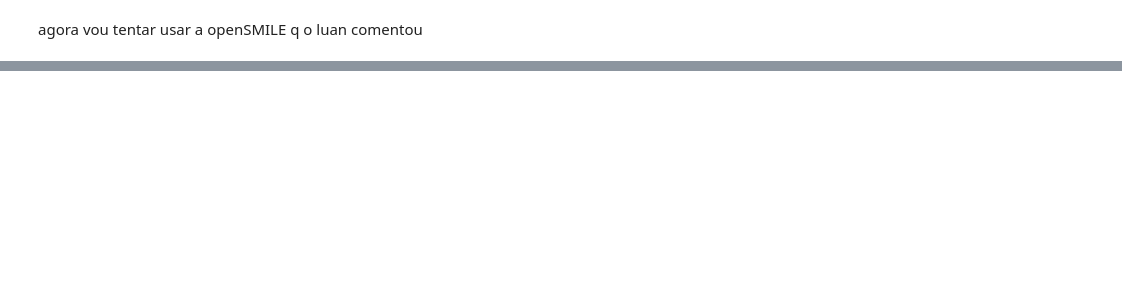
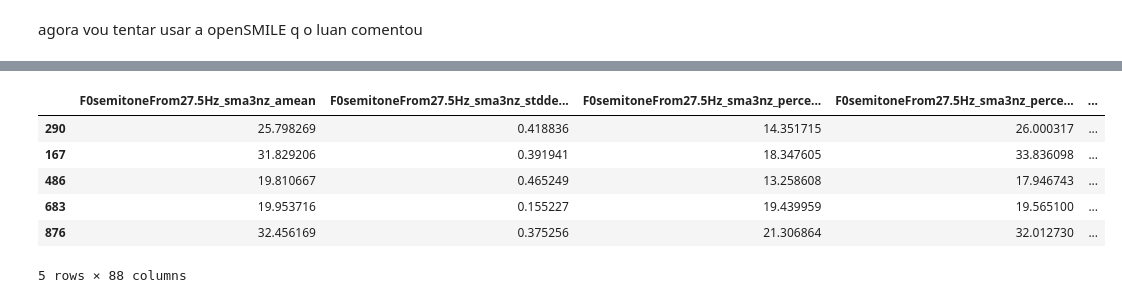
Before and after one commit to Pedroso-hub/classificacao_genero_musicas_gtzan, a Jupyter notebook: tutorialAmplitudeEnvelope.ipynb, the cells around one changed output, grey strips where cells are left out. Cells and saved outputs as stored; diff of their text form; code cells hidden in the pictures; blank space fills up the shorter version.

Commit message:
usando o opensmile consegui uma acuracia de 0.72

```diff
--- a/tutorialAmplitudeEnvelope.ipynb
+++ b/tutorialAmplitudeEnvelope.ipynb
@@ -292,0 +344,18 @@ agora vou tentar usar a openSMILE q o luan comentou
+# %%
+smile = opensmile.Smile(
+    feature_set=opensmile.FeatureSet.eGeMAPSv02,
+    feature_level=opensmile.FeatureLevel.Functionals,
+)
+# %%
+df_rock = smile.process_folder("rock")
+df_blues = smile.process_folder("blues")
+df_country = smile.process_folder("country")
+df_disco = smile.process_folder("disco")
+df_hiphop = smile.process_folder("hiphop")
+df_jazz = smile.process_folder("jazz")
+df_metal = smile.process_folder("metal")
+df_pop = smile.process_folder("pop")
+df_classical = smile.process_folder("classical")
+df_reggae = smile.process_folder("reggae")
+# %%
+df_total = pd.concat([df_rock, df_blues, df_country, df_disco, df_hiphop, df_jazz, df_metal, df_pop, df_classical, df_reggae], ignore_index=True)
@@ -292,0 +403,16 @@ agora vou tentar usar a openSMILE q o luan comentou
+# %%
+from sklearn.model_selection import train_test_split
+
+X_train, X_test, y_train, y_test = train_test_split(df_total.drop('genero',axis=1), # Drop the class column.
+                                                    df_total['genero'], test_size=0.30,
+                                                    random_state=101)
+
+X_train.head()
+# %% [output]
+|  | F0semitoneFrom27.5Hz_sma3nz_amean | F0semitoneFrom27.5Hz_sma3nz_stdde... | F0semitoneFrom27.5Hz_sma3nz_perce... | F0semitoneFrom27.5Hz_sma3nz_perce... | ... |
+| 290 | 25.798269 | 0.418836 | 14.351715 | 26.000317 | ... |
+| 167 | 31.829206 | 0.391941 | 18.347605 | 33.836098 | ... |
+| 486 | 19.810667 | 0.465249 | 13.258608 | 17.946743 | ... |
+| 683 | 19.953716 | 0.155227 | 19.439959 | 19.565100 | ... |
+| 876 | 32.456169 | 0.375256 | 21.306864 | 32.012730 | ... |
+5 rows × 88 columns
```
Also changed, not shown: parts of 29 cells of this notebook, 2 other files.
